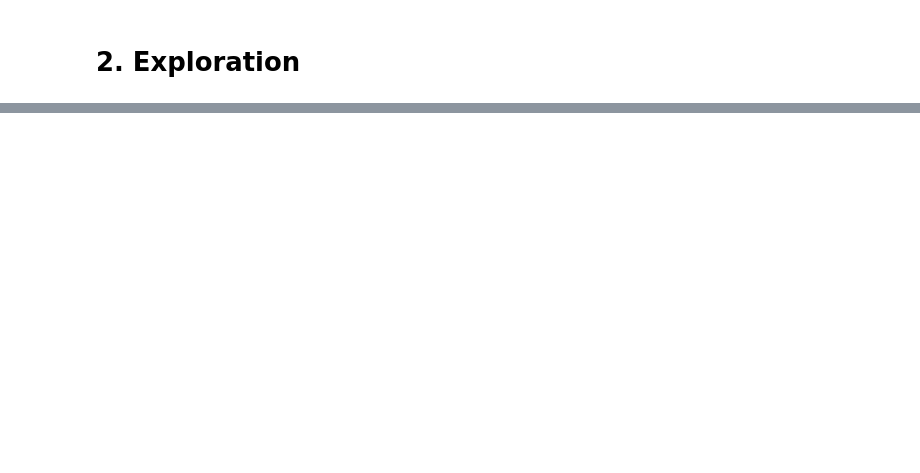
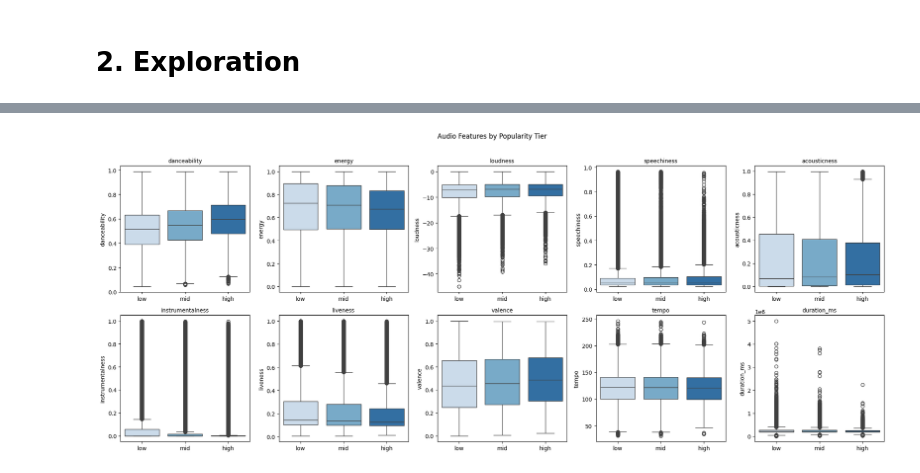
Before and after one commit to pqtch/spotifyDM, a Jupyter notebook: patch_spotify_analysis.ipynb, the cells around one changed output, grey strips where cells are left out. Cells and saved outputs as stored; diff of their text form; code cells hidden in the pictures; blank space fills up the shorter version.

```diff
--- a/patch_spotify_analysis.ipynb
+++ b/patch_spotify_analysis.ipynb
@@ -113,0 +238,17 @@ plt.show()
+# %%
+# -- 2.8 Box plots: audio features by popularity tier --
+# Quick check: are the classes actually separable on any feature?
+temp = df.copy()
+temp['pop_tier'] = pd.cut(temp['popularity'], bins=[0,20,45,100], labels=['low','mid','high'], include_lowest=True)
+
+fig, axes = plt.subplots(2,5,figsize=(20,8))
+for ax, feat in zip(axes.flatten(), valid_features):
+    sns.boxplot(data=temp, x='pop_tier',y=feat,ax=ax,palette='Blues', order=['low','mid','high'])
+    ax.set_title(feat, fontsize=10)
+    ax.set_xlabel('')
+
+plt.suptitle('Audio Features by Popularity Tier',y=1.02)
+plt.tight_layout()
+plt.show()
+# %% [output]
+[figure, added]
```
Also changed, not shown: parts of 30 cells of this notebook.
